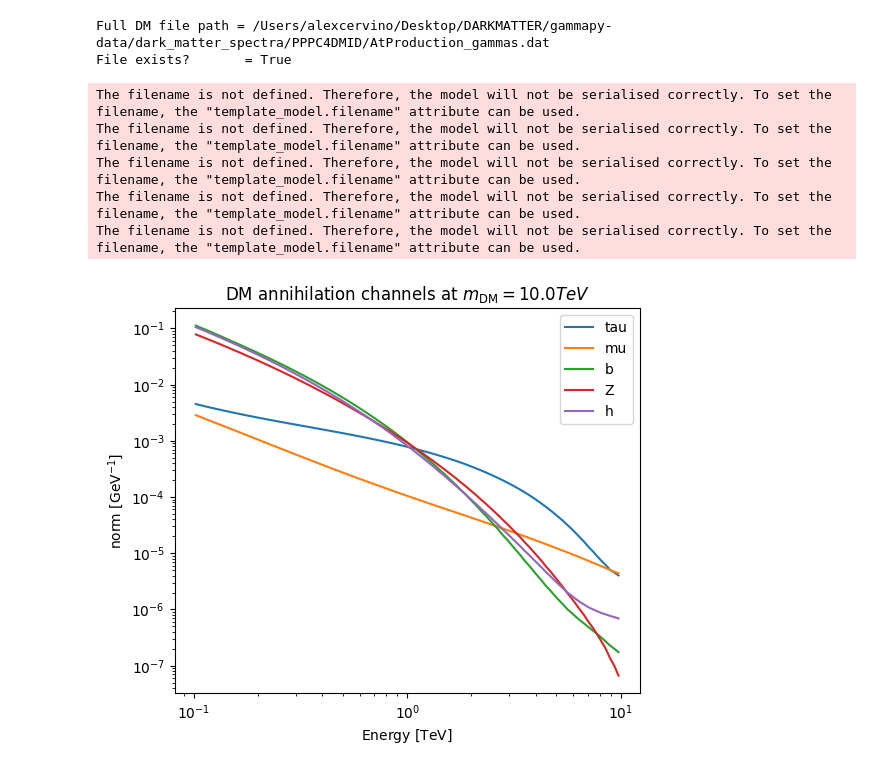
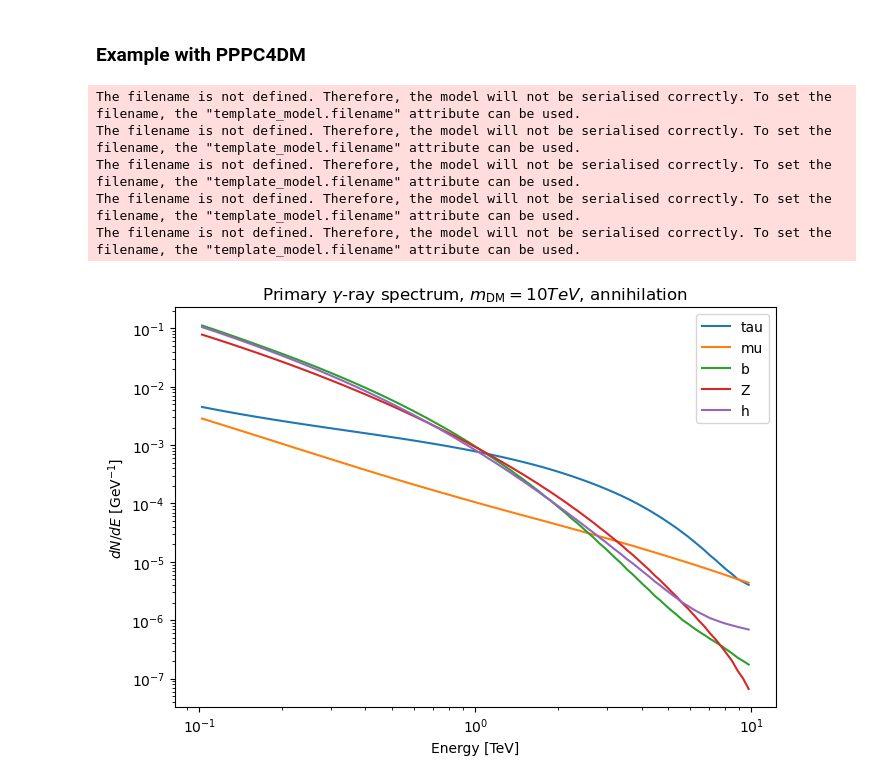
Before and after one commit to alexcervino/Dark-Matter-Tutorials-Gammapy, a Jupyter notebook: tutorial_basics.ipynb, the cells around one changed output. Saved outputs shown, nothing was run; the diff lists cells and outputs as text; code cells hidden in the pictures.

```diff
--- a/tutorial_basics.ipynb
+++ b/tutorial_basics.ipynb
@@ -138,40 +263,35 @@ The energy spectrum of these gamma rays ($dN/dE$) depends entirely on the Dark M
-# %%
-# Set the spectra data storage for Gammapy
-os.environ["GAMMAPY_DATA"] = r"/Users/alexcervino/Desktop/DARKMATTER/gammapy-data/"
-
-#In this case the spectra modelling file can be from PPPC4ID or CosmiXs
-dm_path = pathlib.Path(os.environ["GAMMAPY_DATA"]) / "dark_matter_spectra"/"PPPC4DMID" / "AtProduction_gammas.dat"
-print("Full DM file path =", dm_path)
-print("File exists?       =", dm_path.exists())
-# %% [output]
-Full DM file path = /Users/alexcervino/Desktop/DARKMATTER/gammapy-data/dark_matter_spectra/PPPC4DMID/AtProduction_gammas.dat
-File exists?       = True
+# %% [markdown]
+### Example with PPPC4DM
 # %%
 # Define the DM mass and channels of interest
 mDM = 10.0 * u.TeV
-channels = ["tau", "mu", "b", "Z", "h"] # check channels with print(fluxes.allowed_channels)
+channels = ["tau", "mu", "b", "Z", "h"]
 
-plt.figure(figsize=(6, 5))
-
-plt.yscale("log")
-plt.xlabel("Energy [TeV]")
-plt.ylabel(r"dN/dE [1/GeV]")
+# To see all available channels: print(PrimaryFlux(mDM=mDM, channel="b").allowed_channels)
+fig, ax = plt.subplots(figsize=(7, 5))
 
 for channel in channels:
     fluxes = PrimaryFlux(mDM=mDM, channel=channel)
     fluxes.plot(
         energy_bounds=[mDM / 100, mDM],
+        ax=ax,
         label=channel,
         yunits=u.Unit("1/GeV"),
     )
 
-plt.title(rf"DM annihilation channels at $m_{{\mathrm{{DM}}}} = {mDM:.1f}$")
-plt.legend()
+ax.set_yscale("log")
+ax.set_xlabel("Energy [TeV]")
+ax.set_ylabel(r"$dN/dE$ [GeV$^{-1}$]")
+ax.set_title(
+    rf"Primary $\gamma$-ray spectrum, $m_{{\rm DM}} = {mDM:.0f}$, annihilation"
+)
+ax.legend()
+plt.tight_layout()
 plt.show()
 # %% [output]
 The filename is not defined. Therefore, the model will not be serialised correctly. To set the filename, the "template_model.filename" attribute can be used.
 The filename is not defined. Therefore, the model will not be serialised correctly. To set the filename, the "template_model.filename" attribute can be used.
 The filename is not defined. Therefore, the model will not be serialised correctly. To set the filename, the "template_model.filename" attribute can be used.
 The filename is not defined. Therefore, the model will not be serialised correctly. To set the filename, the "template_model.filename" attribute can be used.
 The filename is not defined. Therefore, the model will not be serialised correctly. To set the filename, the "template_model.filename" attribute can be used.
-[figure, old version]
+[figure, new version]
```
Also changed, not shown: parts of 26 cells of this notebook.
